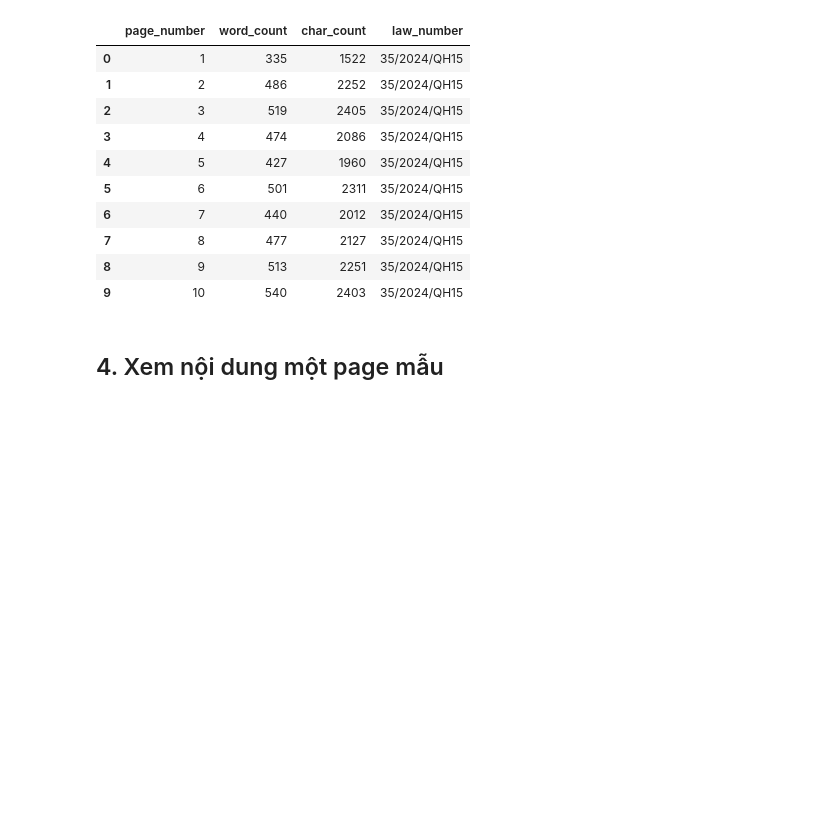
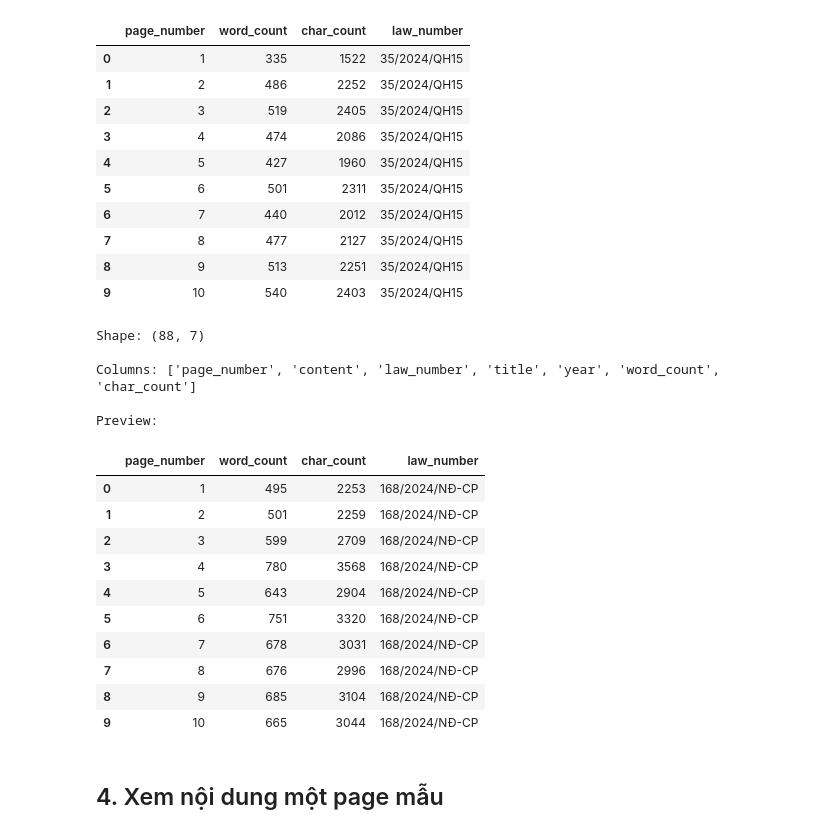
Before and after one commit to WuangTX/Traffic_Law_Chatbot, a Jupyter notebook: scripts/pre_processing.ipynb, the cells around one changed output. Saved outputs shown, nothing was run; the diff lists cells and outputs as text; code cells hidden in the pictures; blank space fills up the shorter version.

```diff
--- a/scripts/pre_processing.ipynb
+++ b/scripts/pre_processing.ipynb
@@ -15,8 +15,11 @@ from underthesea import word_tokenize, pos_tag, sent_tokenize, ner
 ## 2. Đọc file JSON
 # %%
 # Đọc file JSON
-with open('luat_duong_bo_35-2024.json', 'r', encoding='utf-8') as f:
+with open('C:\\study\\2nd-4y\\KHDL\\code\\Traffic_Law_Chatbot\\data\\raw\\luat_duong_bo_35-2024.json', 'r', encoding='utf-8') as f:
     data = json.load(f)
+# Đọc file JSON khác
+with open('C:\\study\\2nd-4y\\KHDL\\code\\Traffic_Law_Chatbot\\data\\raw\\nd168_xu_phat_2024.json', 'r', encoding='utf-8') as f:
+    data2 = json.load(f)
 
 # Hiển thị thông tin cơ bản
 print(f"Tiêu đề: {data['title']}")
@@ -25,6 +28,13 @@ print(f"Năm: {data['year']}")
 print(f"Tổng số trang: {data['total_pages']}")
 print(f"Số lượng pages: {len(data['pages'])}")
 print(f"Độ dài full_text: {len(data['full_text'])} ký tự")
+
+print(f"Tiêu đề: {data2['title']}")
+print(f"Số hiệu: {data2['document_number']}")
+print(f"Năm: {data2['year']}")
+print(f"Tổng số trang: {data2['total_pages']}")
+print(f"Số lượng pages: {len(data2['pages'])}")
+print(f"Độ dài full_text: {len(data2['full_text'])} ký tự")
 # %% [output]
 Tiêu đề: LUẬT TRẬT TỰ, AN TOÀN GIAO THÔNG ĐƯỜNG BỘ
 Số hiệu: 35/2024/QH15
@@ -68,6 +84,40 @@ Preview:
 | 7 | 8 | 477 | 2127 | 35/2024/QH15 |
 | 8 | 9 | 513 | 2251 | 35/2024/QH15 |
 | 9 | 10 | 540 | 2403 | 35/2024/QH15 |
+# %%
+# Tạo DataFrame từ pages
+df_pages_2 = pd.DataFrame(data2['pages'])
+
+# Thêm metadata vào mỗi page
+df_pages_2['law_number'] = data2['document_number']
+df_pages_2['title'] = data2['title']
+df_pages_2['year'] = data2['year']
+
+# Thêm các features cơ bản
+df_pages_2['word_count'] = df_pages_2['content'].str.split().str.len()
+df_pages_2['char_count'] = df_pages_2['content'].str.len()
+
+print("Shape:", df_pages_2.shape)
+print("\nColumns:", df_pages_2.columns.tolist())
+print("\nPreview:")
+df_pages_2[['page_number', 'word_count', 'char_count', 'law_number']].head(10)
+# %% [output]
+Shape: (88, 7)
+
+Columns: ['page_number', 'content', 'law_number', 'title', 'year', 'word_count', 'char_count']
+
+Preview:
+|  | page_number | word_count | char_count | law_number |
+| 0 | 1 | 495 | 2253 | 168/2024/NĐ-CP |
+| 1 | 2 | 501 | 2259 | 168/2024/NĐ-CP |
+| 2 | 3 | 599 | 2709 | 168/2024/NĐ-CP |
+| 3 | 4 | 780 | 3568 | 168/2024/NĐ-CP |
+| 4 | 5 | 643 | 2904 | 168/2024/NĐ-CP |
+| 5 | 6 | 751 | 3320 | 168/2024/NĐ-CP |
+| 6 | 7 | 678 | 3031 | 168/2024/NĐ-CP |
+| 7 | 8 | 676 | 2996 | 168/2024/NĐ-CP |
+| 8 | 9 | 685 | 3104 | 168/2024/NĐ-CP |
+| 9 | 10 | 665 | 3044 | 168/2024/NĐ-CP |
 # %% [markdown]
 ## 4. Xem nội dung một page mẫu
 # %%
```
Also changed, not shown: parts of 19 cells of this notebook, 11 other files.
